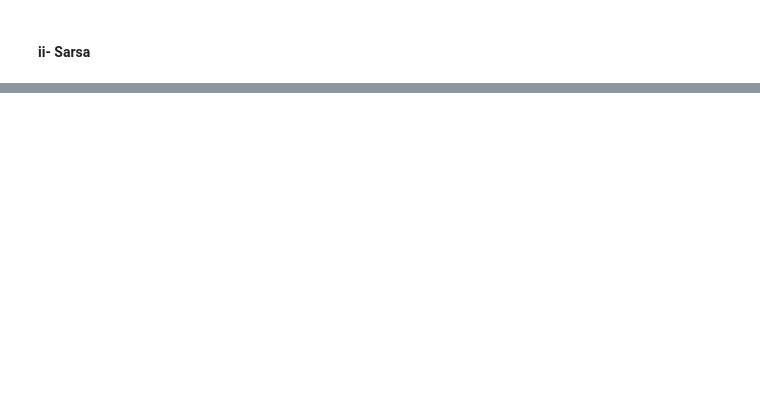
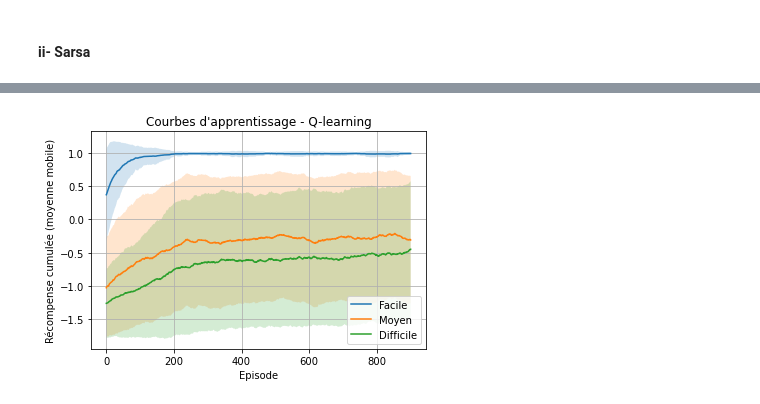
Before and after one commit to Ribraba/IFT-7201-Projet, a Jupyter notebook: FrozenLakeProject.ipynb, the cells around one changed output, grey strips where cells are left out. Drawn from its saved outputs; the diff is of its cells as text; code cells hidden in the pictures; blank space fills up the shorter version.

```diff
--- a/FrozenLakeProject.ipynb
+++ b/FrozenLakeProject.ipynb
@@ -686,0 +1195,4 @@ evaluate_agent(hard_env2, qValues_sarsa_hardMap2)
+# %%
+plot_learning_with_variance(means, stds, labels, "Q-learning")
+# %% [output]
+[figure, added]
```
Also changed, not shown: parts of 78 cells of this notebook.
